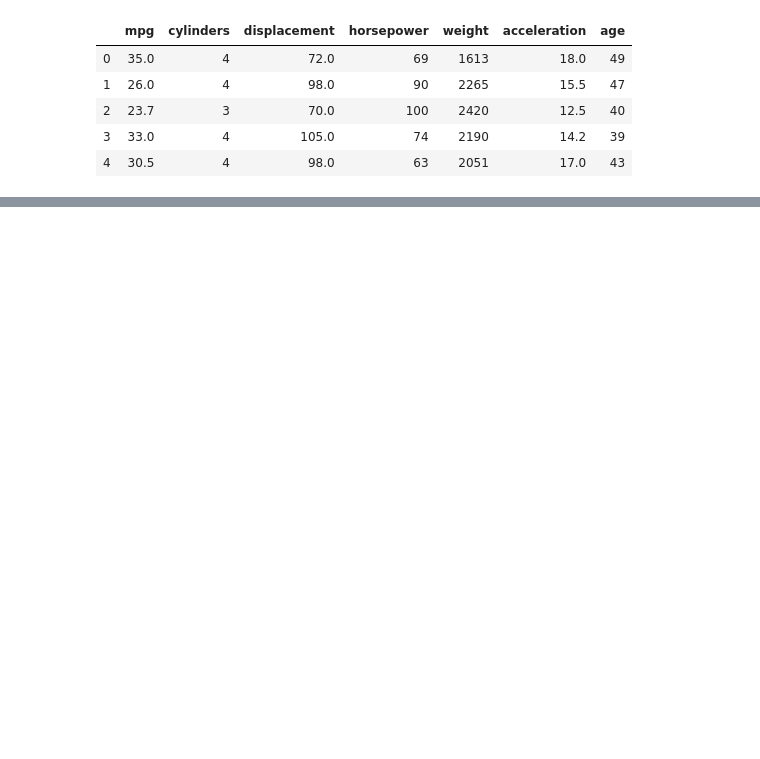
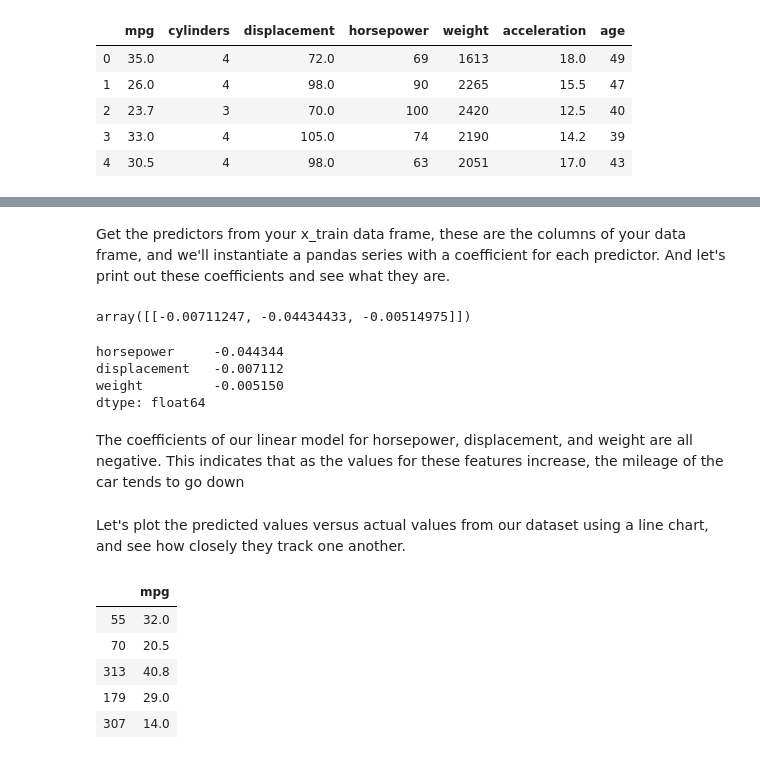
Before and after one commit to anandhu-bhaskar/MYLEARNING-2, a Jupyter notebook: MACHINE_LEARNING/SCIKIT-LEARN/COURSE - 03/notebooks/003_Regression_with_multiple_x_variables.ipynb, the cells around one changed output, grey strips where cells are left out. Saved outputs shown, nothing was run; the diff lists cells and outputs as text; code cells hidden in the pictures; blank space fills up the shorter version.

```diff
--- a/MACHINE_LEARNING/SCIKIT-LEARN/COURSE - 03/notebooks/003_Regression_with_multiple_x_variables.ipynb
+++ b/MACHINE_LEARNING/SCIKIT-LEARN/COURSE - 03/notebooks/003_Regression_with_multiple_x_variables.ipynb
@@ -60,3 +72,31 @@ Testing Score:  0.5749696287103209
+# %% [markdown]
+Get the predictors from your x_train data frame, these are the columns of your data frame, and we'll instantiate a pandas series with a coefficient for each predictor. And let's print out these coefficients and see what they are.
+# %%
+linear_model.coef_
+# %% [output]
+array([[-0.00711247, -0.04434433, -0.00514975]])
+# %%
+coeff = pd.Series(linear_model.coef_[0],predictors).sort_values()
+
+print(coeff)
+# %% [output]
+horsepower     -0.044344
+displacement   -0.007112
+weight         -0.005150
+dtype: float64
+# %% [markdown]
+ The coefficients of our linear model for horsepower, displacement, and weight are all negative. This indicates that as the values for these features increase, the mileage of the car tends to go down
+# %% [markdown]
+ Let's plot the predicted values versus actual values from our dataset using a line chart, and see how closely they track one another.
+# %%
+y_test.head()
+# %% [output]
+|  | mpg |
+| 55 | 32.0 |
+| 70 | 20.5 |
+| 313 | 40.8 |
+| 179 | 29.0 |
+| 307 | 14.0 |
 # %%
 fig , ax = plt.subplots(figsize=(12,8))
 
```
Also changed, not shown: parts of 17 cells of this notebook, 1 other file.
